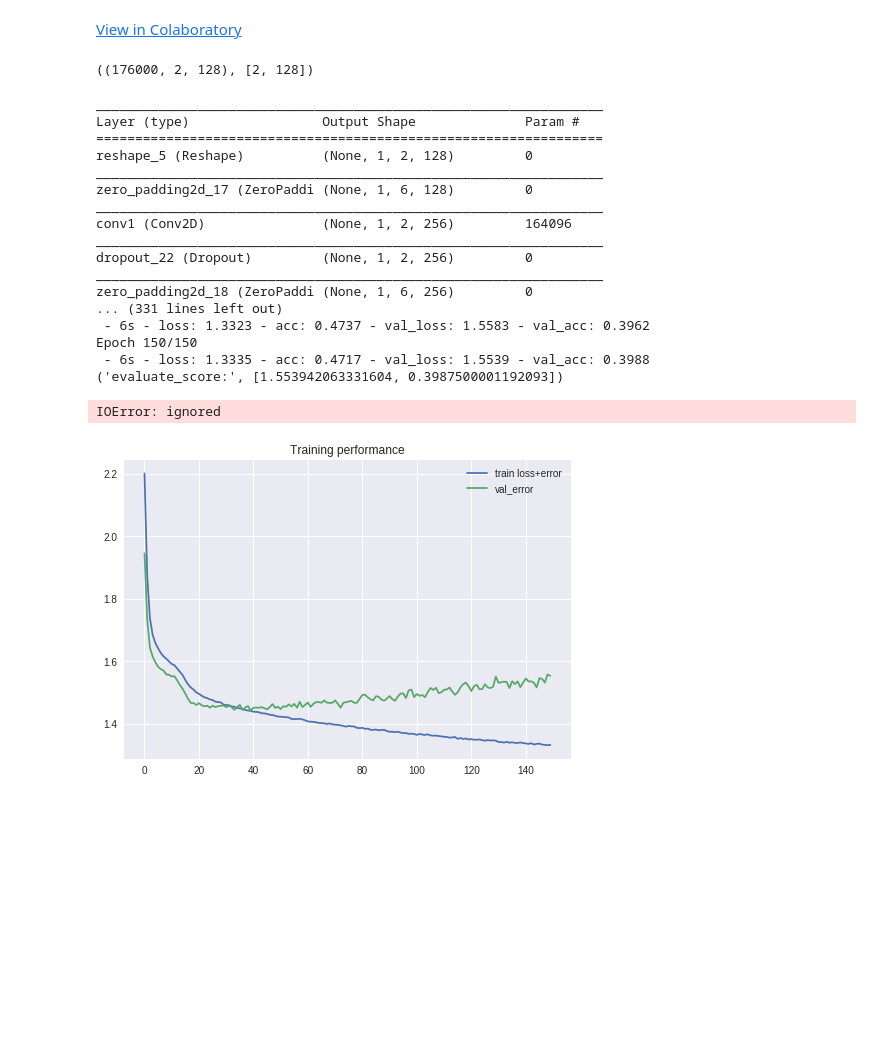
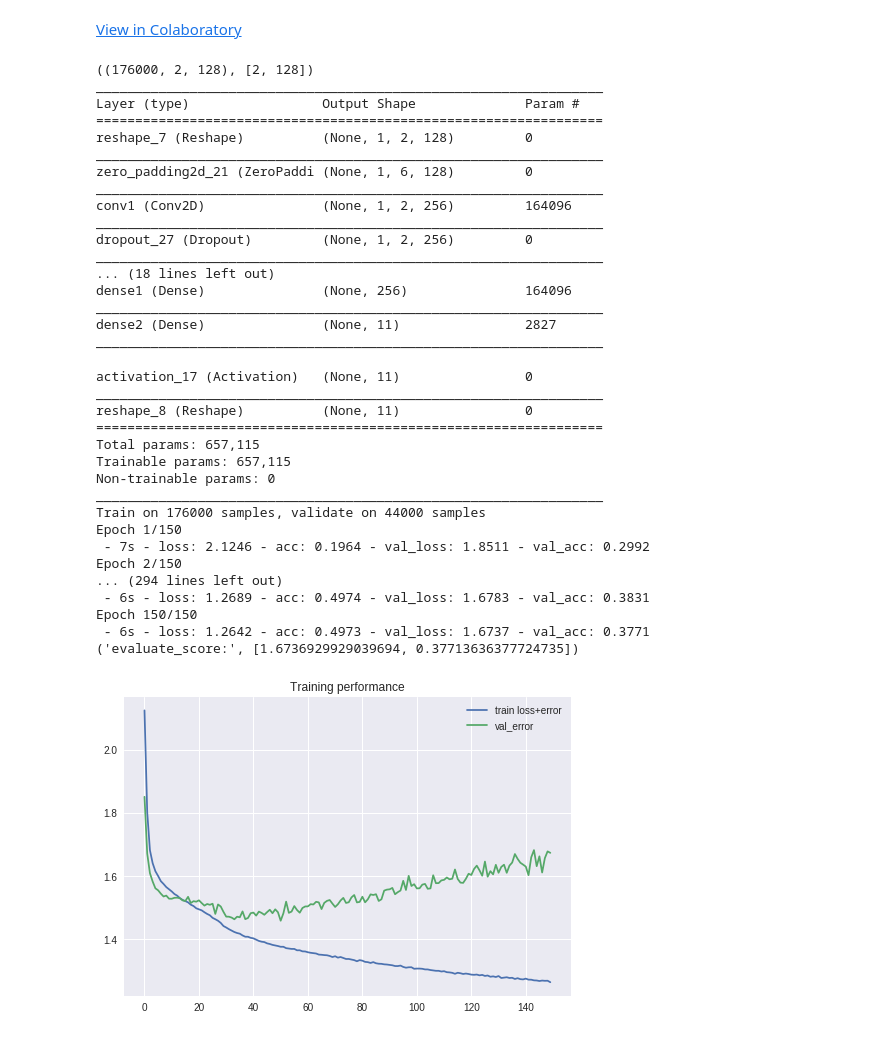
Before and after one commit to LionAE/modulation-recognition-for-wireless-signals, a Jupyter notebook: CNN_with_Keras/CNN3.ipynb, the cells around one changed output. Drawn from its saved outputs; the diff is of its cells as text; code cells hidden in the pictures; blank space fills up the shorter version.

```diff
--- a/CNN_with_Keras/CNN3.ipynb
+++ b/CNN_with_Keras/CNN3.ipynb
@@ -76,58 +76,68 @@ model.add(Convolution2D(128, (1, 3), border_mode='valid', activation="relu", nam
 model.add(Dropout(dr))
 model.add(ZeroPadding2D((0, 2)))
 model.add(Convolution2D(80, (1, 3), border_mode='valid', activation="relu", name="conv4", init='glorot_uniform'))
-model.add(Dropout(dr))
 model.add(Flatten())
 model.add(Dense(256, activation='relu', init='he_normal', name="dense1"))
-model.add(Dropout(dr))
 model.add(Dense(len(classes), init='he_normal', name="dense2"))
 model.add(Activation('softmax'))
 model.add(Reshape([len(classes)]))
 model.compile(loss='categorical_crossentropy', optimizer='adam', metrics=['accuracy'])
 model.summary()
 
 # Set up some params
 nb_epoch = 150     # number of epochs to train on
 batch_size = 1024  # training batch size
 # perform training ...
 #   - call the main training loop in keras for our network+dataset
 filepath = "convmodrecnets_%s_0.5.wts.h5" % (name)
 history = model.fit(X_train,
     Y_train,
     batch_size=batch_size,
     nb_epoch=nb_epoch,
     verbose=2,
     validation_data=(X_test, Y_test))
 # Show loss curves
 plt.figure()
 plt.title('Training performance')
 plt.plot(history.epoch, history.history['loss'], label='train loss+error')
 plt.plot(history.epoch, history.history['val_loss'], label='val_error')
 plt.legend()
 plt.savefig('%s Training performance' %('CNN'))
 score = model.evaluate(X_test, Y_test, verbose=0, batch_size=batch_size)
 print('evaluate_score:', score)
-
-# we re-load the best weights once training is finished
-model.load_weights(filepath)
 # %% [output]
 ((176000, 2, 128), [2, 128])
+_________________________________________________________________
+Layer (type)                 Output Shape              Param #
+=================================================================
+reshape_7 (Reshape)          (None, 1, 2, 128)         0
+_________________________________________________________________
+zero_padding2d_21 (ZeroPaddi (None, 1, 6, 128)         0
+_________________________________________________________________
+conv1 (Conv2D)               (None, 1, 2, 256)         164096
+_________________________________________________________________
+dropout_27 (Dropout)         (None, 1, 2, 256)         0
+_________________________________________________________________
+... (18 lines left out)
+dense1 (Dense)               (None, 256)               164096
+_________________________________________________________________
+dense2 (Dense)               (None, 11)                2827
+_________________________________________________________________
+activation_17 (Activation)   (None, 11)                0
 _________________________________________________________________
-Layer (type)                 Output Shape              Param #
+reshape_8 (Reshape)          (None, 11)                0
 =================================================================
-reshape_5 (Reshape)          (None, 1, 2, 128)         0
+Total params: 657,115
+Trainable params: 657,115
+Non-trainable params: 0
 _________________________________________________________________
-zero_padding2d_17 (ZeroPaddi (None, 1, 6, 128)         0
-_________________________________________________________________
-conv1 (Conv2D)               (None, 1, 2, 256)         164096
-_________________________________________________________________
-dropout_22 (Dropout)         (None, 1, 2, 256)         0
-_________________________________________________________________
-zero_padding2d_18 (ZeroPaddi (None, 1, 6, 256)         0
-... (331 lines left out)
- - 6s - loss: 1.3323 - acc: 0.4737 - val_loss: 1.5583 - val_acc: 0.3962
+Train on 176000 samples, validate on 44000 samples
+Epoch 1/150
+ - 7s - loss: 2.1246 - acc: 0.1964 - val_loss: 1.8511 - val_acc: 0.2992
+Epoch 2/150
+... (294 lines left out)
+ - 6s - loss: 1.2689 - acc: 0.4974 - val_loss: 1.6783 - val_acc: 0.3831
 Epoch 150/150
- - 6s - loss: 1.3335 - acc: 0.4717 - val_loss: 1.5539 - val_acc: 0.3988
-('evaluate_score:', [1.553942063331604, 0.3987500001192093])
+ - 6s - loss: 1.2642 - acc: 0.4973 - val_loss: 1.6737 - val_acc: 0.3771
+('evaluate_score:', [1.6736929929039694, 0.37713636377724735])
-IOError: ignored
-[figure, old version]
+[figure, new version]
```
